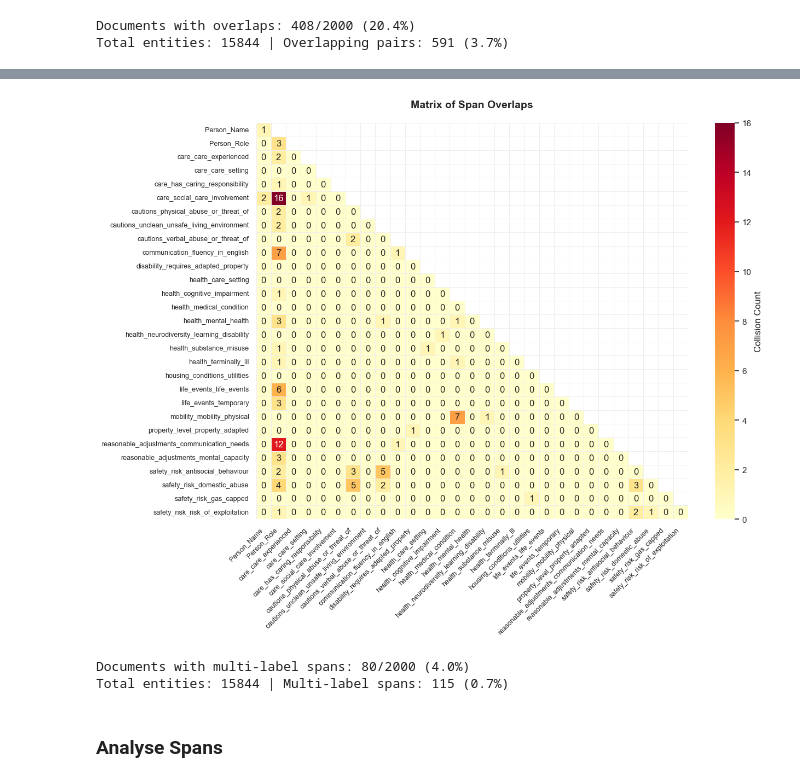
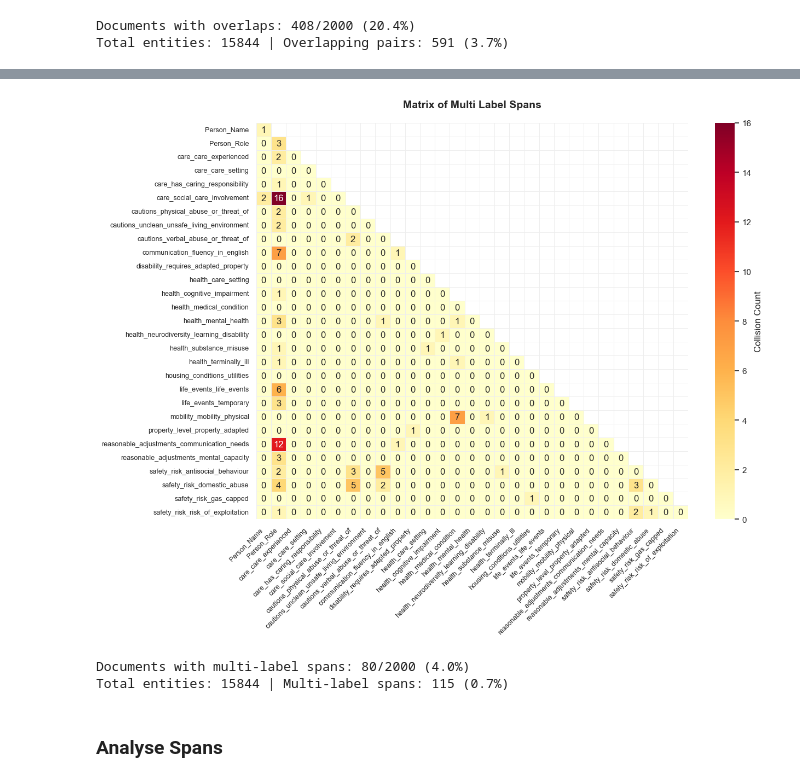
Before and after one commit to notatiyyah/CS3D6-Code, a Jupyter notebook: src/preprocessing/5_process_annotated_data.ipynb, the cells around one changed output, grey strips where cells are left out. Saved outputs shown, nothing was run; the diff lists cells and outputs as text; code cells hidden in the pictures.

```diff
--- a/src/preprocessing/5_process_annotated_data.ipynb
+++ b/src/preprocessing/5_process_annotated_data.ipynb
@@ -216,18 +211,0 @@ visualize_overlapping_note(records[2])
-# %%
-distances = []
-for r in records:
-    ents_by_id = {e['id']: e for e in r['needs'] + r['persons']}
-    for rel in r['relations']:
-        from_ent = ents_by_id.get(rel['from'])
-        to_ent = ents_by_id.get(rel['to'])
-        if from_ent and to_ent:
-            dist = max(0, max(from_ent['start'], to_ent['start']) - min(from_ent['end'], to_ent['end']))
-            distances.append(dist)
-
-if distances:
-    plt.figure(figsize=(10, 5))
-    sns.histplot(distances, bins=20, kde=True, color='purple')
-    plt.title('Character Distance Between Related Entities')
-    plt.xlabel('Distance (characters)')
-    plt.ylabel('Frequency')
-    plt.show()
@@ -240,8 +289,15 @@ np.percentile(distances, 75)
 # %% [markdown]
 ### See which classes overlap most
+# %%
+parent_mapping = pd.Series(taxonomy.high_level_category.values,index=taxonomy.cat_label).to_dict()
+
+records_parents = [
+    {**r, 'needs': [{**n, 'label': parent_mapping.get(n['label'], n['label'])} for n in r['needs']]}
+    for r in records
+]
 # %%
 # 1. Track overlapping pairs
-overlap_pairs_counts = defaultdict(int)
+overlap_pairs_counts = Counter()
 docs_with_overlaps = 0
 
 total_entities = 0
@@ -296,6 +406,6 @@ Total entities: 15844 | Overlapping pairs: 591 (3.7%)
 # %%
-# 1. Track single span multi label pairs
-ml_pairs_counts = defaultdict(int)
+# Track single span multi label pairs
+ml_pairs_counts = Counter()
 docs_with_mls = 0
 
 total_entities = 0
@@ -310,41 +420,41 @@ for record in records:
             lbl_pair = tuple(sorted([e1["label"], e2["label"]]))
             ml_pairs_counts[lbl_pair] += 1
 
     docs_with_mls += is_multi_label
 
 total_pairs = sum(ml_pairs_counts.values())
 
 
-# 2. Render Matrix and Heatmap (if multi labels exist)
-if docs_with_mls:
+# 2. Render Matrix and Heatmap (if multi label spans exist)
+if ml_pairs_counts:
     labels = sorted({lbl for pair in ml_pairs_counts for lbl in pair})
-    overlap_matrix_df = pd.DataFrame(0, index=labels, columns=labels)
+    multi_label_matrix_df = pd.DataFrame(0, index=labels, columns=labels)
 
     # Populate symmetric matrix directly
     for (l1, l2), count in ml_pairs_counts.items():
-        overlap_matrix_df.loc[l1, l2] = overlap_matrix_df.loc[l2, l1] = count
+        multi_label_matrix_df.loc[l1, l2] = multi_label_matrix_df.loc[l2, l1] = count
 
     # Plot
     n = len(labels)
     plt.figure(figsize=(max(10, n * 0.45), max(8, n * 0.35)))
     sns.set_theme(style="white")
 
-    mask = np.triu(np.ones(overlap_matrix_df.shape, dtype=bool), k=1)
+    mask = np.triu(np.ones(multi_label_matrix_df.shape, dtype=bool), k=1)
     sns.heatmap(
-        overlap_matrix_df, mask=mask, annot=True, fmt="d", cmap="YlOrRd",
+        multi_label_matrix_df, mask=mask, annot=True, fmt="d", cmap="YlOrRd",
         cbar_kws={'label': 'Collision Count'}, linewidths=0.5, linecolor="#eeeeee"
     )
 
-    plt.title("Matrix of Multi-Label Spans", fontsize=14, pad=20, fontweight='bold')
+    plt.title("Matrix of Multi Label Spans", fontsize=14, pad=20, fontweight='bold')
     plt.xticks(rotation=45, ha='right', fontsize=9)
     plt.yticks(fontsize=9)
     plt.tight_layout()
     plt.show()
 
 print(f"Documents with multi-label spans: {docs_with_mls}/{len(records)} ({docs_with_mls/len(records)*100:.1f}%)")
 print(f"Total entities: {total_entities} | Multi-label spans: {total_pairs} ({total_pairs/total_entities*100:.1f}%)")
 # %% [output]
-[figure, old version]
+[figure, new version]
 Documents with multi-label spans: 80/2000 (4.0%)
 Total entities: 15844 | Multi-label spans: 115 (0.7%)
 # %% [markdown]
```
Also changed, not shown: parts of 21 cells of this notebook, 7 other files.
